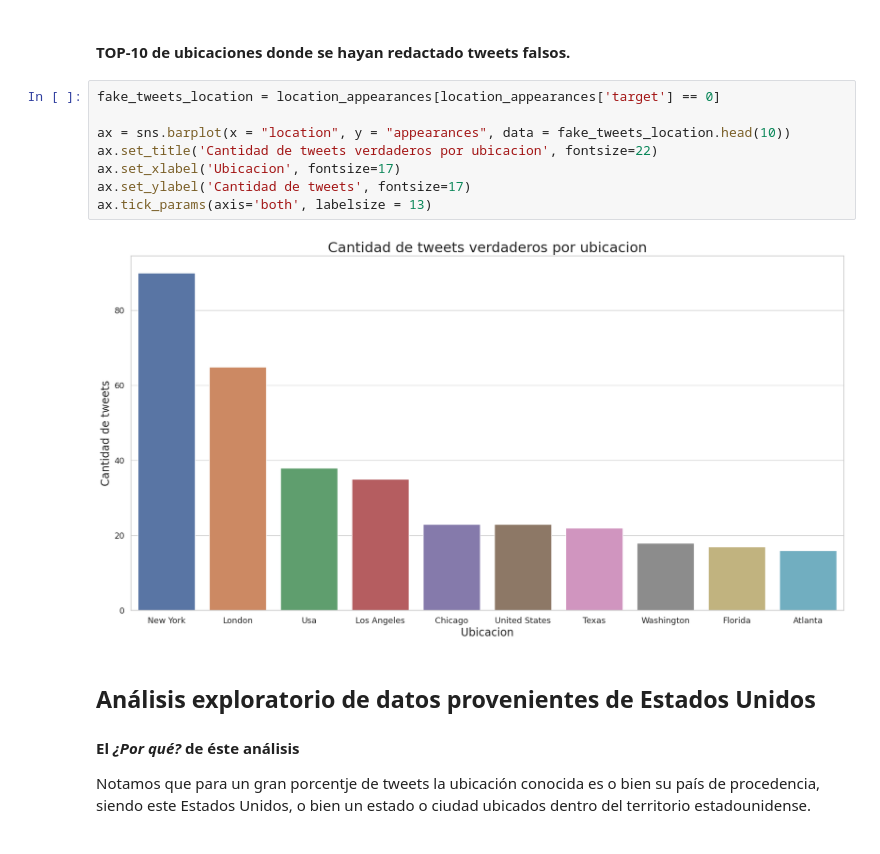
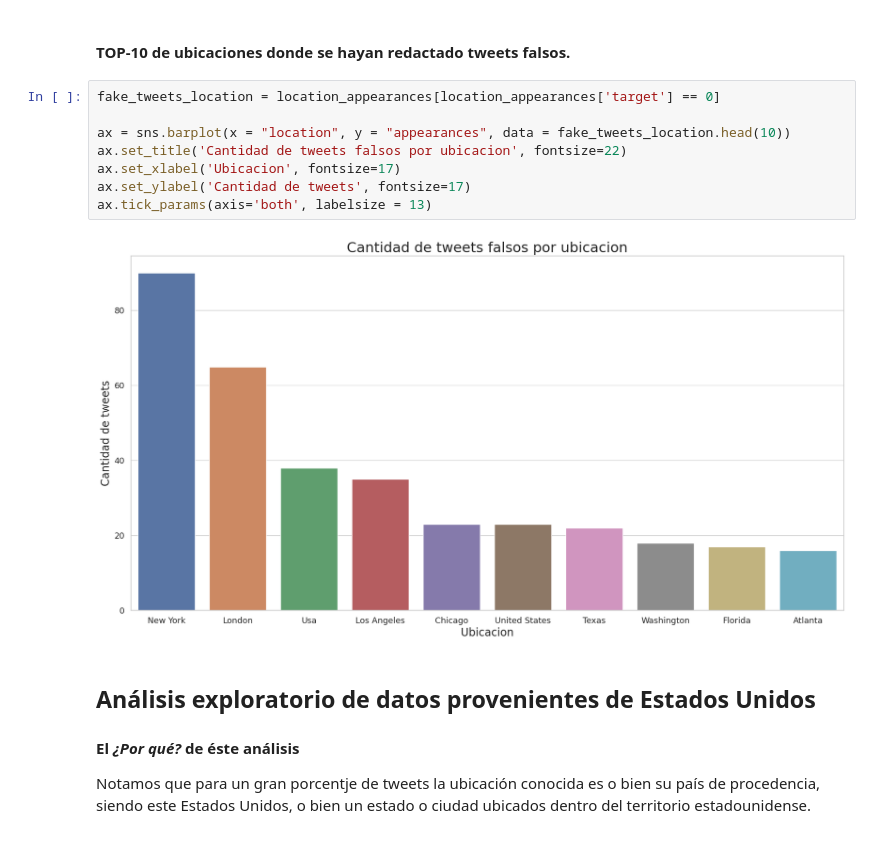
Before and after one commit to Filyank/Datavid-20, a Jupyter notebook: TP1-1c2020/notebook_entregable.ipynb, the cells around one changed output. Cells and saved outputs as stored; diff of their text form.

```diff
--- a/TP1-1c2020/notebook_entregable.ipynb
+++ b/TP1-1c2020/notebook_entregable.ipynb
@@ -637,13 +637,13 @@ ax.tick_params(axis='both', labelsize = 13)
 # %%
 fake_tweets_location = location_appearances[location_appearances['target'] == 0]
 
 ax = sns.barplot(x = "location", y = "appearances", data = fake_tweets_location.head(10))
-ax.set_title('Cantidad de tweets verdaderos por ubicacion', fontsize=22)
+ax.set_title('Cantidad de tweets falsos por ubicacion', fontsize=22)
 ax.set_xlabel('Ubicacion', fontsize=17)
 ax.set_ylabel('Cantidad de tweets', fontsize=17)
 ax.tick_params(axis='both', labelsize = 13)
 # %% [output]
-[figure, old version]
+[figure, new version]
 # %% [markdown]
 ## Análisis exploratorio de datos provenientes de Estados Unidos
 #### El *¿Por qué?* de éste análisis
```
Also changed, not shown: parts of 11 cells of this notebook.
